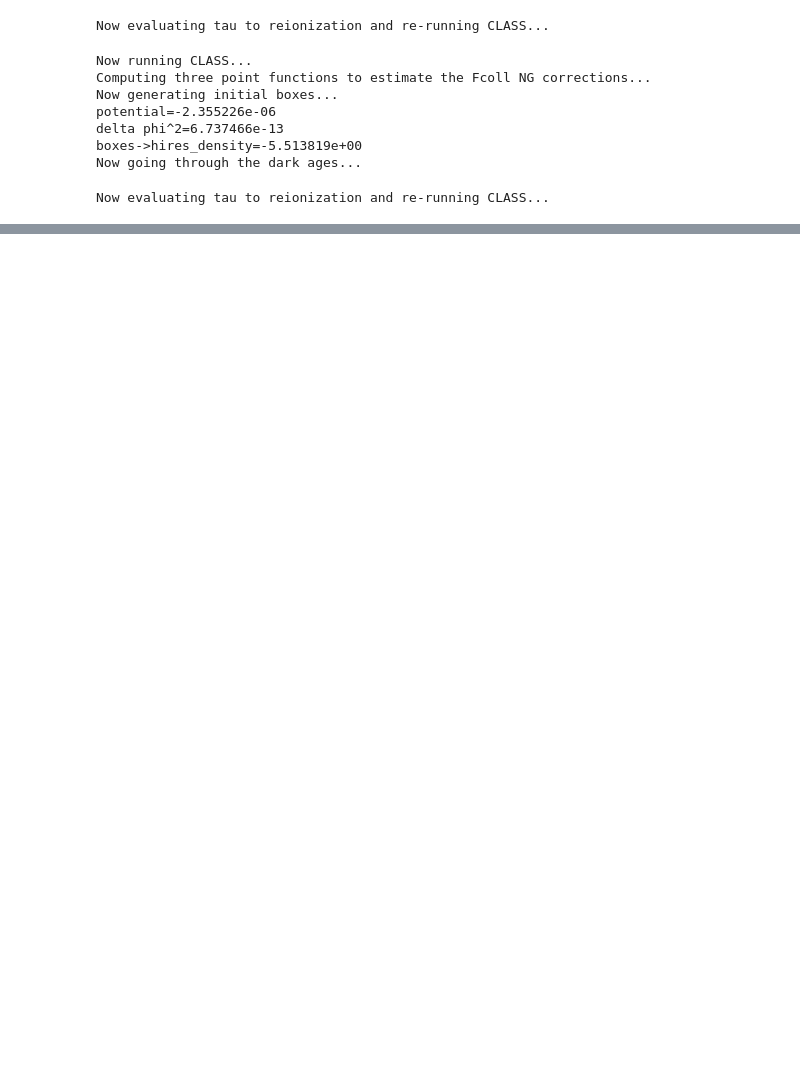
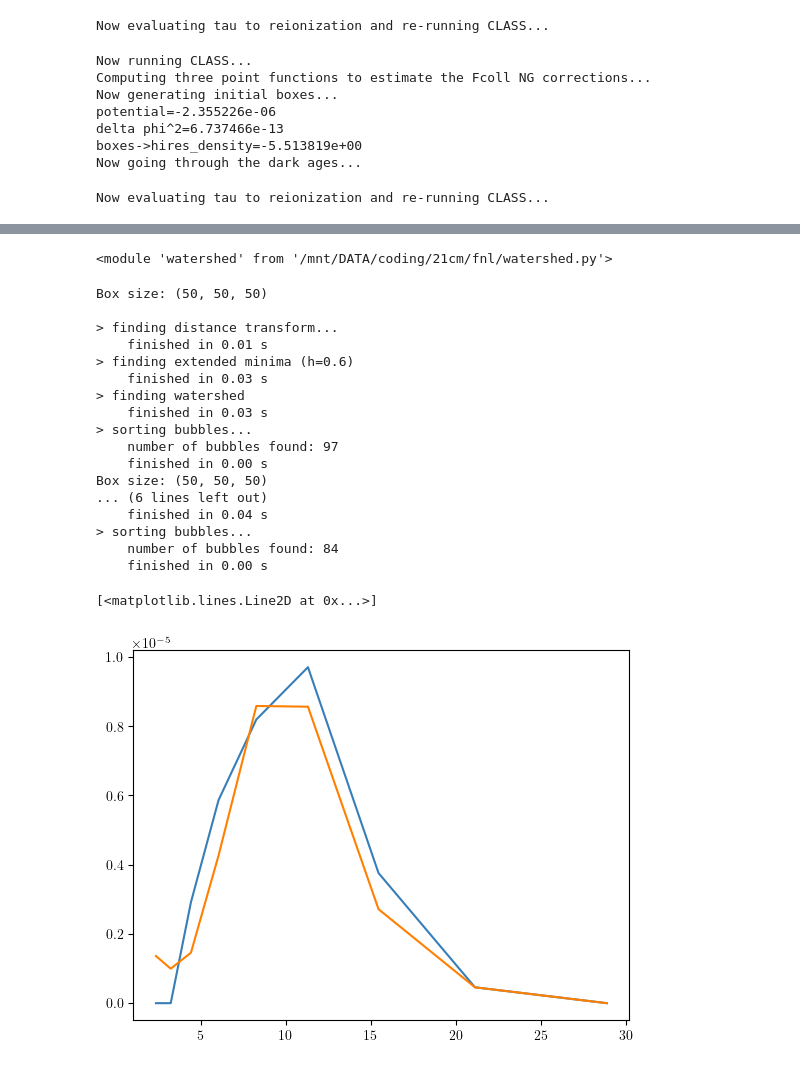
Before and after one commit to jordanflitter/21cmFirstCLASS, a Jupyter notebook: FNL_CHECKS_sat.ipynb, the cells around one changed output, grey strips where cells are left out. Cells and saved outputs as stored; diff of their text form; code cells hidden in the pictures; blank space fills up the shorter version.

```diff
--- a/FNL_CHECKS_sat.ipynb
+++ b/FNL_CHECKS_sat.ipynb
@@ -73,7 +73,7 @@ cosmo_params_mfNL = {"hlittle": 0.6736, # hubble parameter
                 "ANALYTICAL_DER_TPF":True
                 }
 # %%
-Lbox = 50
+Lbox = 100
 Nbox = 50
 ion_simple = True
 
@@ -421,0 +421,38 @@ im.figure.savefig('./box.png')
+# %%
+import importlib
+import sys
+importlib.reload(watershed)
+# %% [output]
+<module 'watershed' from '/mnt/DATA/coding/21cm/fnl/watershed.py'>
+# %%
+ws_array, bub_radii = watershed.waterSeg(fnl0.coeval_boxes[idx]['xH_box'],imgSize=Lbox,h=0.6)
+ws_array_NG, bub_radii_NG = watershed.waterSeg(fnl_NG.coeval_boxes[idx]['xH_box'],imgSize=Lbox,h=0.6)
+Rmin = Lbox/Nbox
+Rmax = Lbox / 3
+Vbox= Lbox**3
+Nrbins = 10
+dn_dR, rbins, Qbar = watershed.compute_BSD_from_maps(bub_radii,Rmin,Rmax,Vbox,rbins_in_log=True,Nbins=Nrbins)
+dn_dR_NG, rbins_NG, Qbar_NG = watershed.compute_BSD_from_maps(bub_radii_NG,Rmin,Rmax,Vbox,rbins_in_log=True,Nbins=Nrbins)
+
+plt.plot(rbins,dn_dR)
+plt.plot(rbins_NG,dn_dR_NG)
+# %% [output]
+Box size: (50, 50, 50)
+
+> finding distance transform...
+    finished in 0.01 s
+> finding extended minima (h=0.6)
+    finished in 0.03 s
+> finding watershed
+    finished in 0.03 s
+> sorting bubbles...
+    number of bubbles found: 97
+    finished in 0.00 s
+Box size: (50, 50, 50)
+... (6 lines left out)
+    finished in 0.04 s
+> sorting bubbles...
+    number of bubbles found: 84
+    finished in 0.00 s
+[<matplotlib.lines.Line2D at 0x...>]
+[figure, added]
```
Also changed, not shown: parts of 6 cells of this notebook, 6 other files.
